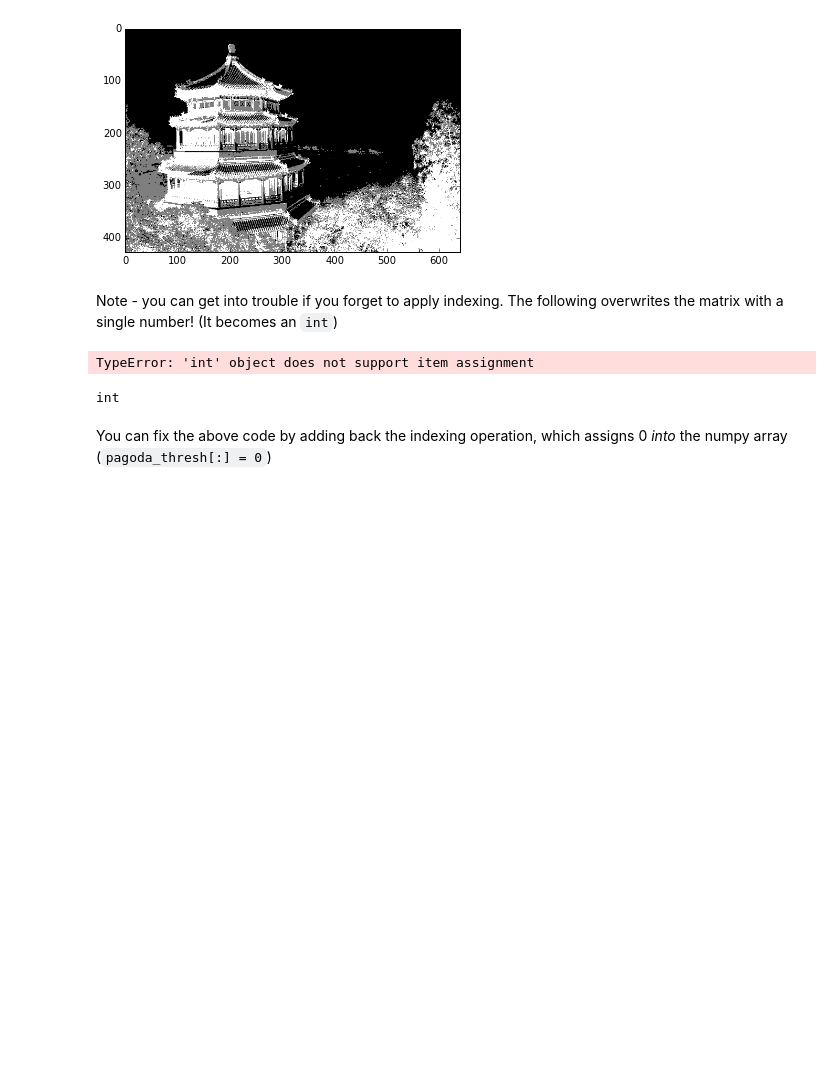
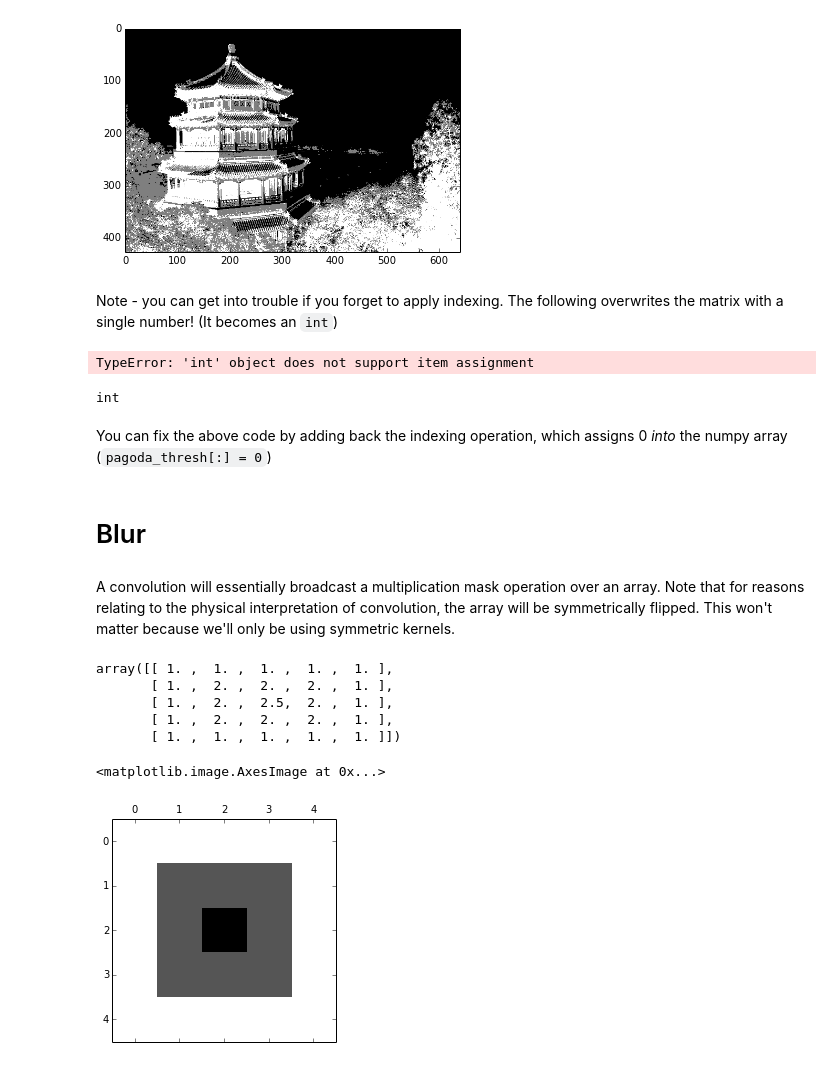
Before and after one commit to Berkeley-MIDS-ML/MIDS-ML-examples, a Jupyter notebook: Images.ipynb, the cells around one changed output. Cells and saved outputs as stored; diff of their text form; code cells hidden in the pictures; blank space fills up the shorter version.

Commit message:
Updates for image processing

```diff
--- a/Images.ipynb
+++ b/Images.ipynb
@@ -118,3 +124,5 @@ type(pagoda_thresh)
 int
 # %% [markdown]
 You can fix the above code by adding back the indexing operation, which assigns 0 *into* the numpy array (`pagoda_thresh[:] = 0`)
+# %% [markdown]
+# Blur
@@ -120,0 +132,14 @@ You can fix the above code by adding back the indexing operation, which assigns
+# %% [markdown]
+A convolution will essentially broadcast a multiplication mask operation over an array. Note that for reasons relating to the physical interpretation of convolution, the array will be symmetrically flipped. This won't matter because we'll only be using symmetric kernels.
+# %%
+# I'm using 25 pixels, as
+kernel = np.ones((5,5))
+kernel[1:4,1:4] = 2
+kernel[2,2] = 2.5
+kernel
+# %% [output]
+array([[ 1. ,  1. ,  1. ,  1. ,  1. ],
+       [ 1. ,  2. ,  2. ,  2. ,  1. ],
+       [ 1. ,  2. ,  2.5,  2. ,  1. ],
+       [ 1. ,  2. ,  2. ,  2. ,  1. ],
+       [ 1. ,  1. ,  1. ,  1. ,  1. ]])
@@ -120,0 +148,8 @@ You can fix the above code by adding back the indexing operation, which assigns
+# %%
+# A good kernel should sum to one
+kernel /= kernel.sum()
+# matshow is a shortcut to a reasonable imshow for matrices
+plt.matshow(kernel, cmap='binary')
+# %% [output]
+<matplotlib.image.AxesImage at 0x...>
+[figure, added]
```
Also changed, not shown: parts of 9 cells of this notebook, 1 other file.
